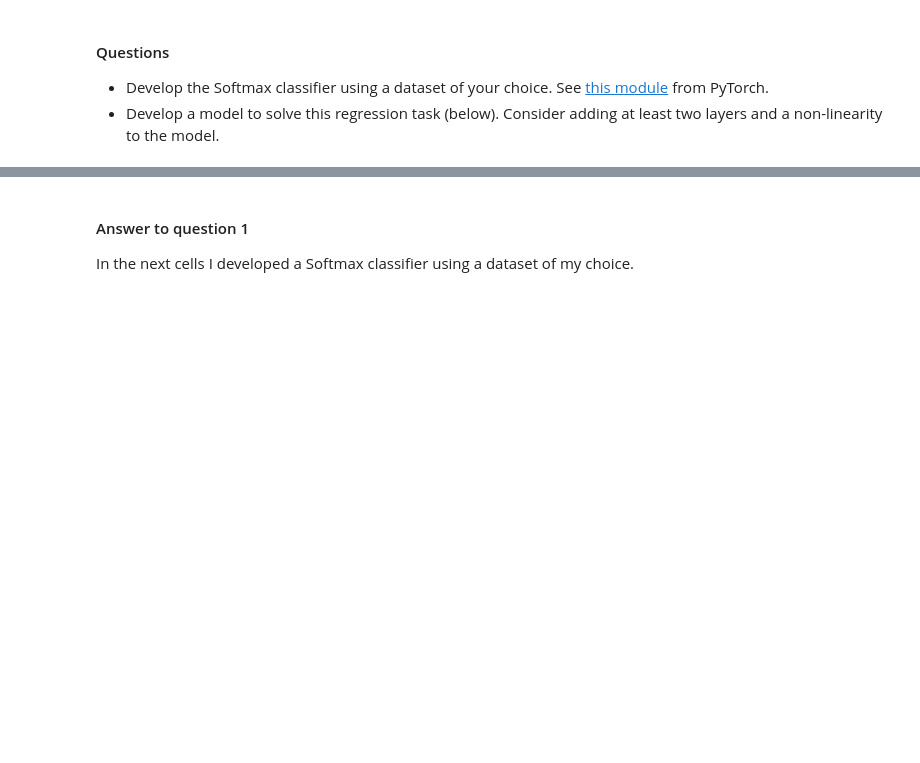
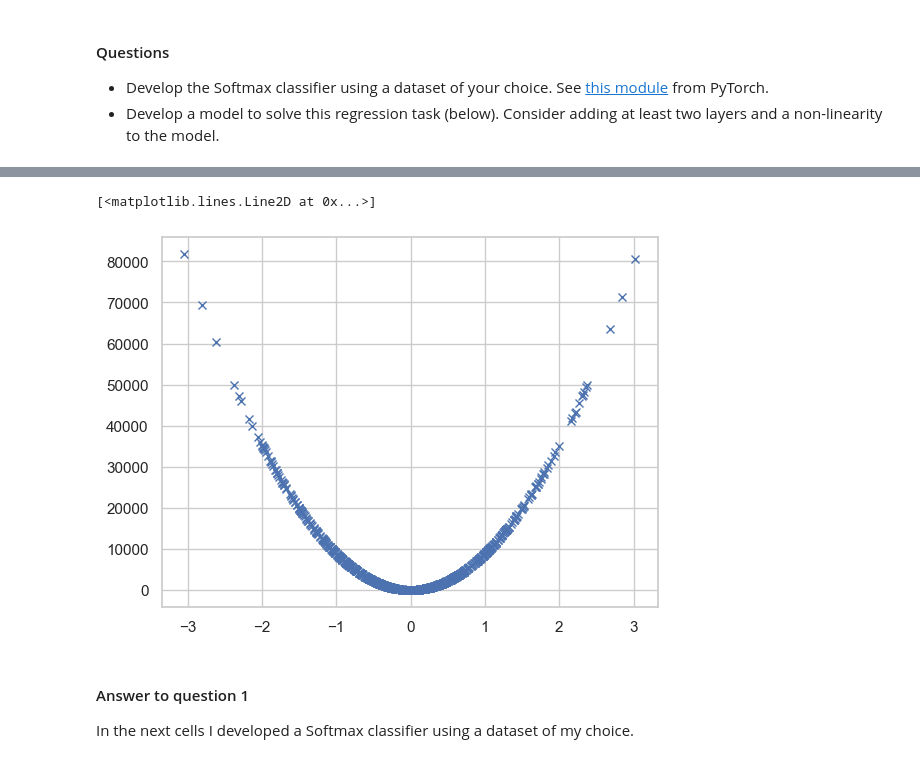
Before and after one commit to simocasaz/Machine_learning_course_repo, a Jupyter notebook: 3_pytorch.ipynb, the cells around one changed output, grey strips where cells are left out. Drawn from its saved outputs; the diff is of its cells as text; code cells hidden in the pictures; blank space fills up the shorter version.

```diff
--- a/3_pytorch.ipynb
+++ b/3_pytorch.ipynb
@@ -512,0 +516,16 @@ plt.show()
+# %%
+# Split the data into training and validation sets
+from sklearn.model_selection import train_test_split
+
+x_train, x_val, y_train, y_val = train_test_split(x, y, test_size=0.2, random_state=42)
+
+# Transform the data to PyTorch tensors
+
+x_tor = torch.from_numpy(x_train).float()
+y_tor = torch.from_numpy(y_train).float()
+
+# Check if tensor contains NaN values
+if torch.isnan(x_tor).any() or torch.isnan(y_tor).any():
+    print("Tensor contains NaN values")
+else:
+    print("Tensor does not contain NaN values")
@@ -513,3 +650,8 @@ plt.show()
+# %%
+plt.plot(x_train, y_train, 'x')
+# %% [output]
+[<matplotlib.lines.Line2D at 0x...>]
+[figure, added]
 # %% [markdown]
 #### Answer to question 1
 
```
Also changed, not shown: parts of 34 cells of this notebook, 21 other files.
